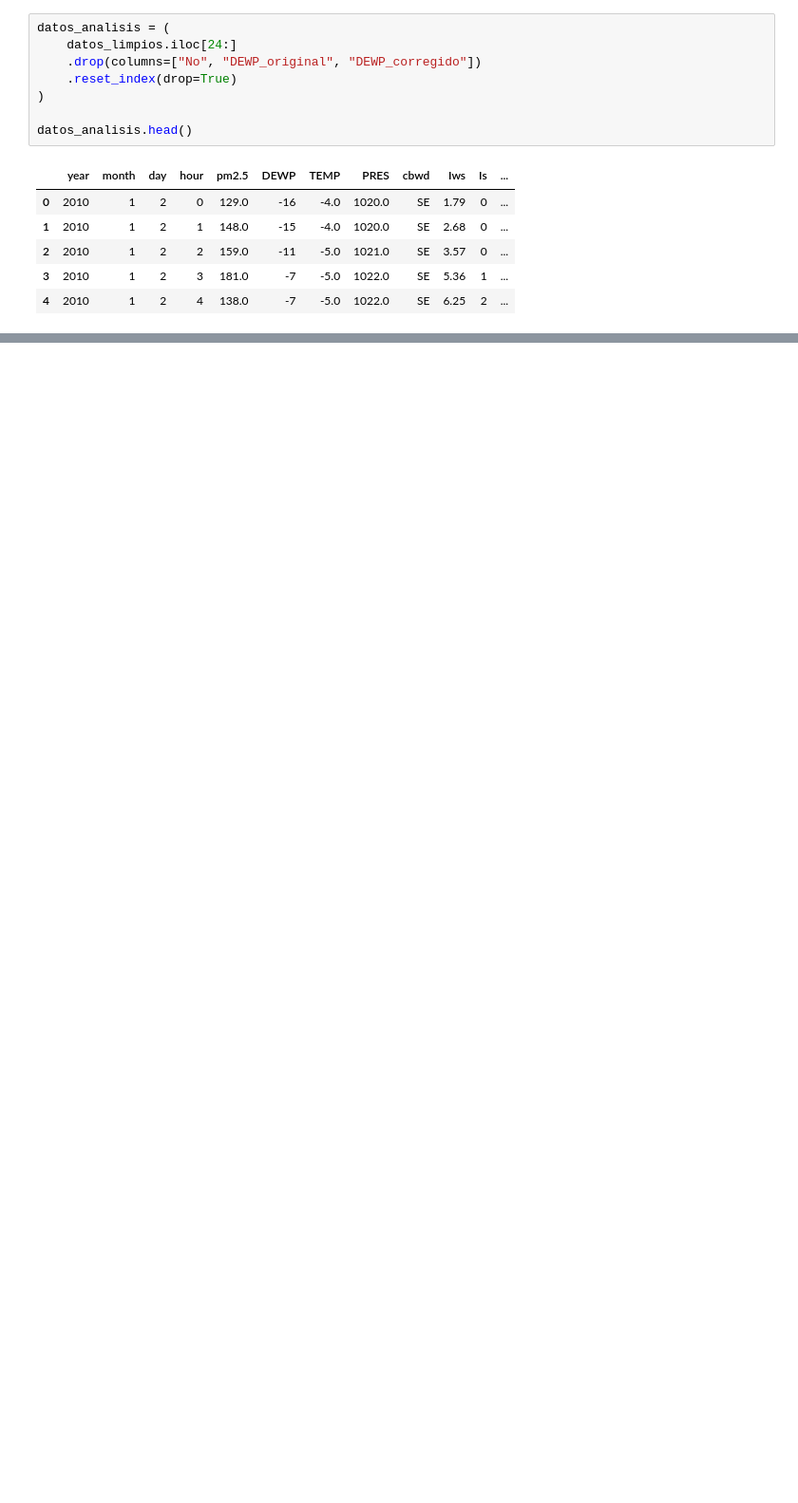
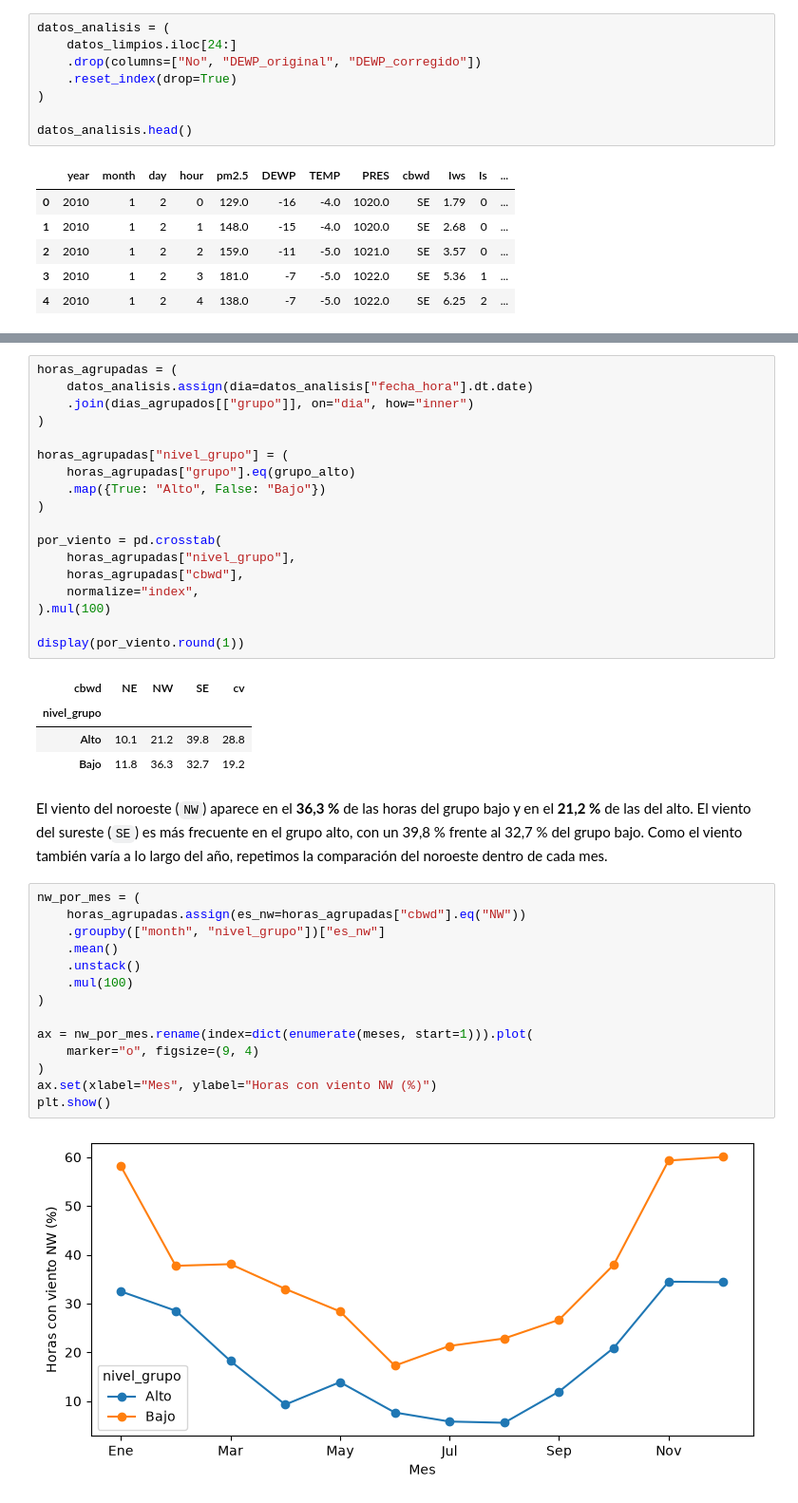
Before and after one commit to anton-p0g/Proyecto-Descubrimiento, a Jupyter notebook: Analisis_PM25.ipynb, the cells around one changed output, grey strips where cells are left out. Shown at 95% size. Saved outputs shown, nothing was run; the diff lists cells and outputs as text; blank space fills up the shorter version.

```diff
--- a/Analisis_PM25.ipynb
+++ b/Analisis_PM25.ipynb
@@ -80,0 +260,41 @@ datos_analisis.head()
+# %%
+horas_agrupadas = (
+    datos_analisis.assign(dia=datos_analisis["fecha_hora"].dt.date)
+    .join(dias_agrupados[["grupo"]], on="dia", how="inner")
+)
+
+horas_agrupadas["nivel_grupo"] = (
+    horas_agrupadas["grupo"].eq(grupo_alto)
+    .map({True: "Alto", False: "Bajo"})
+)
+
+por_viento = pd.crosstab(
+    horas_agrupadas["nivel_grupo"],
+    horas_agrupadas["cbwd"],
+    normalize="index",
+).mul(100)
+
+display(por_viento.round(1))
+# %% [output]
+| cbwd | NE | NW | SE | cv |
+| nivel_grupo |  |  |  |  |
+| Alto | 10.1 | 21.2 | 39.8 | 28.8 |
+| Bajo | 11.8 | 36.3 | 32.7 | 19.2 |
+# %% [markdown]
+El viento del noroeste (`NW`) aparece en el **36,3 %** de las horas del grupo bajo y en el **21,2 %** de las del alto. El viento del sureste (`SE`) es más frecuente en el grupo alto, con un 39,8 % frente al 32,7 % del grupo bajo. Como el viento también varía a lo largo del año, repetimos la comparación del noroeste dentro de cada mes.
+# %%
+nw_por_mes = (
+    horas_agrupadas.assign(es_nw=horas_agrupadas["cbwd"].eq("NW"))
+    .groupby(["month", "nivel_grupo"])["es_nw"]
+    .mean()
+    .unstack()
+    .mul(100)
+)
+
+ax = nw_por_mes.rename(index=dict(enumerate(meses, start=1))).plot(
+    marker="o", figsize=(9, 4)
+)
+ax.set(xlabel="Mes", ylabel="Horas con viento NW (%)")
+plt.show()
+# %% [output]
+[figure, added]
```
Also changed, not shown: parts of 37 cells of this notebook, 3 other files.
